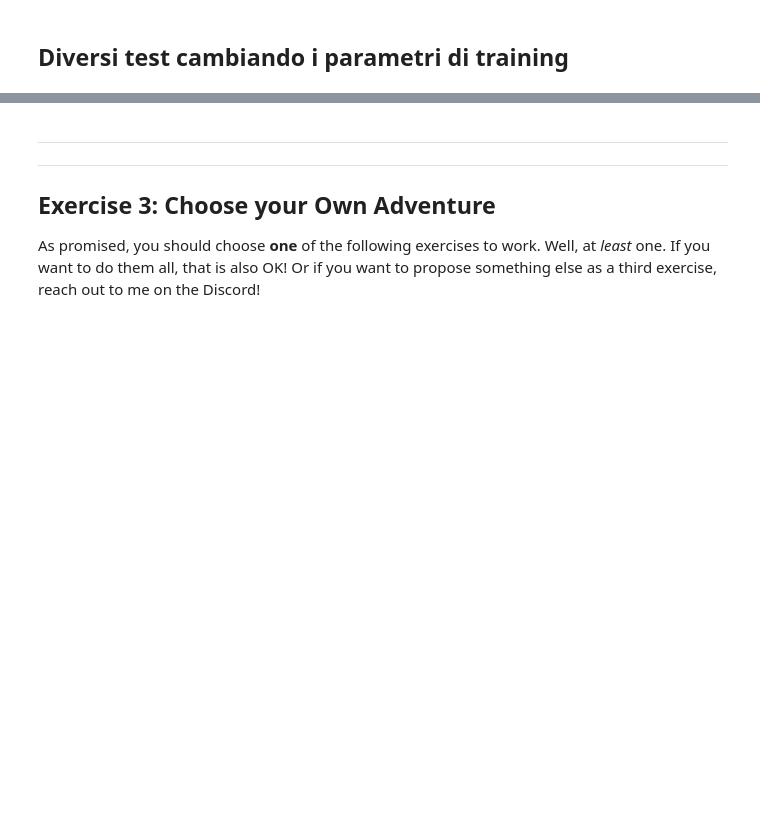
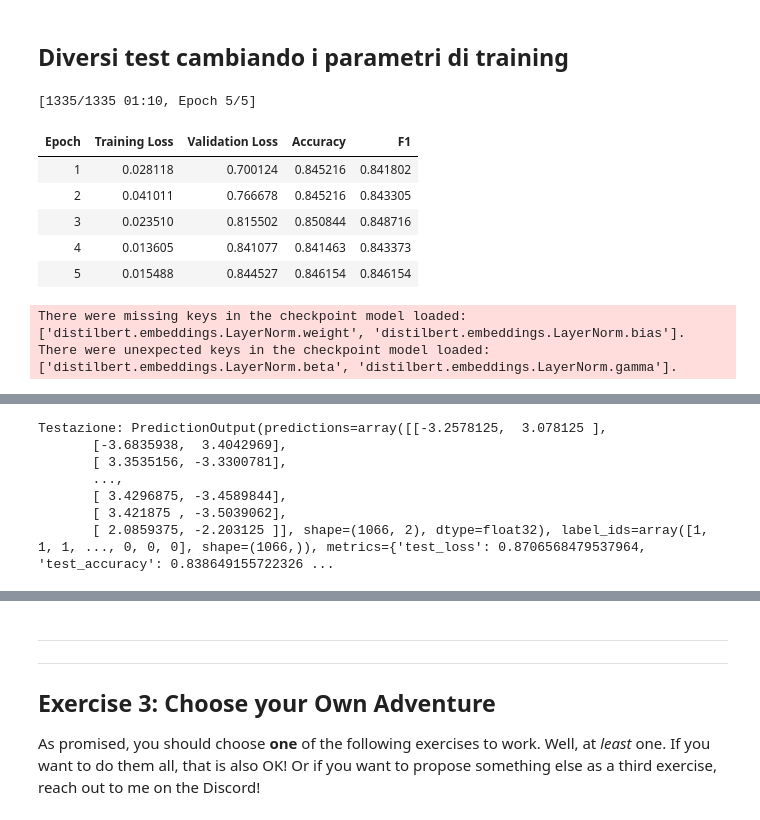
Before and after one commit to Pennelli02/DLA_Labs, a Jupyter notebook: Lab2/DLA-Lab2.ipynb, the cells around one changed output, grey strips where cells are left out. Saved outputs shown, nothing was run; the diff lists cells and outputs as text; code cells hidden in the pictures; blank space fills up the shorter version.

```diff
--- a/Lab2/DLA-Lab2.ipynb
+++ b/Lab2/DLA-Lab2.ipynb
@@ -875,32 +876,42 @@ train_args = TrainingArguments(
     weight_decay=0.01,
     optim="adamw_torch",
     #warmup_ratio=0.1,            # importante per stabilità
 
     # Batch & Epoche
     per_device_train_batch_size=32,
     per_device_eval_batch_size=32,
     num_train_epochs=5,
 
     # Salvataggio
     save_strategy="epoch",
     save_total_limit=2,  # tiene solo i 2 migliori checkpoint (risparmia disco)
 
     # Hardware
     use_cpu=False,
     fp16=True,  # mixed precision: più veloce su GPU moderna
 
     # Logging
     report_to="tensorboard",
     logging_strategy="steps",
     logging_steps=25,
 
     # Valutazione
     do_eval=True,
     eval_strategy="epoch",
     load_best_model_at_end=True,
     metric_for_best_model="f1",
     greater_is_better=True,  # dice al Trainer che F1 più alto = meglio
 )
-(val_rs, test_rs) =finetunepipe(train_args)
-print(f"Validazione: {val_rs}")
+test_rs=finetunepipe(train_args)
+#print(f"Validazione: {val_rs}")
 print(f"Testazione: {test_rs}")
+# %% [output]
+[1335/1335 01:10, Epoch 5/5]
+| Epoch | Training Loss | Validation Loss | Accuracy | F1 |
+| 1 | 0.028118 | 0.700124 | 0.845216 | 0.841802 |
+| 2 | 0.041011 | 0.766678 | 0.845216 | 0.843305 |
+| 3 | 0.023510 | 0.815502 | 0.850844 | 0.848716 |
+| 4 | 0.013605 | 0.841077 | 0.841463 | 0.843373 |
+| 5 | 0.015488 | 0.844527 | 0.846154 | 0.846154 |
+There were missing keys in the checkpoint model loaded: ['distilbert.embeddings.LayerNorm.weight', 'distilbert.embeddings.LayerNorm.bias'].
+There were unexpected keys in the checkpoint model loaded: ['distilbert.embeddings.LayerNorm.beta', 'distilbert.embeddings.LayerNorm.gamma'].
@@ -907,3 +919,10 @@ print(f"Testazione: {test_rs}")
+Testazione: PredictionOutput(predictions=array([[-3.2578125,  3.078125 ],
+       [-3.6835938,  3.4042969],
+       [ 3.3535156, -3.3300781],
+       ...,
+       [ 3.4296875, -3.4589844],
+       [ 3.421875 , -3.5039062],
+       [ 2.0859375, -2.203125 ]], shape=(1066, 2), dtype=float32), label_ids=array([1, 1, 1, ..., 0, 0, 0], shape=(1066,)), metrics={'test_loss': 0.8706568479537964, 'test_accuracy': 0.838649155722326 ...
 # %%
 train_args = TrainingArguments(
     output_dir="./results",
```
Also changed, not shown: parts of 18 cells of this notebook.
